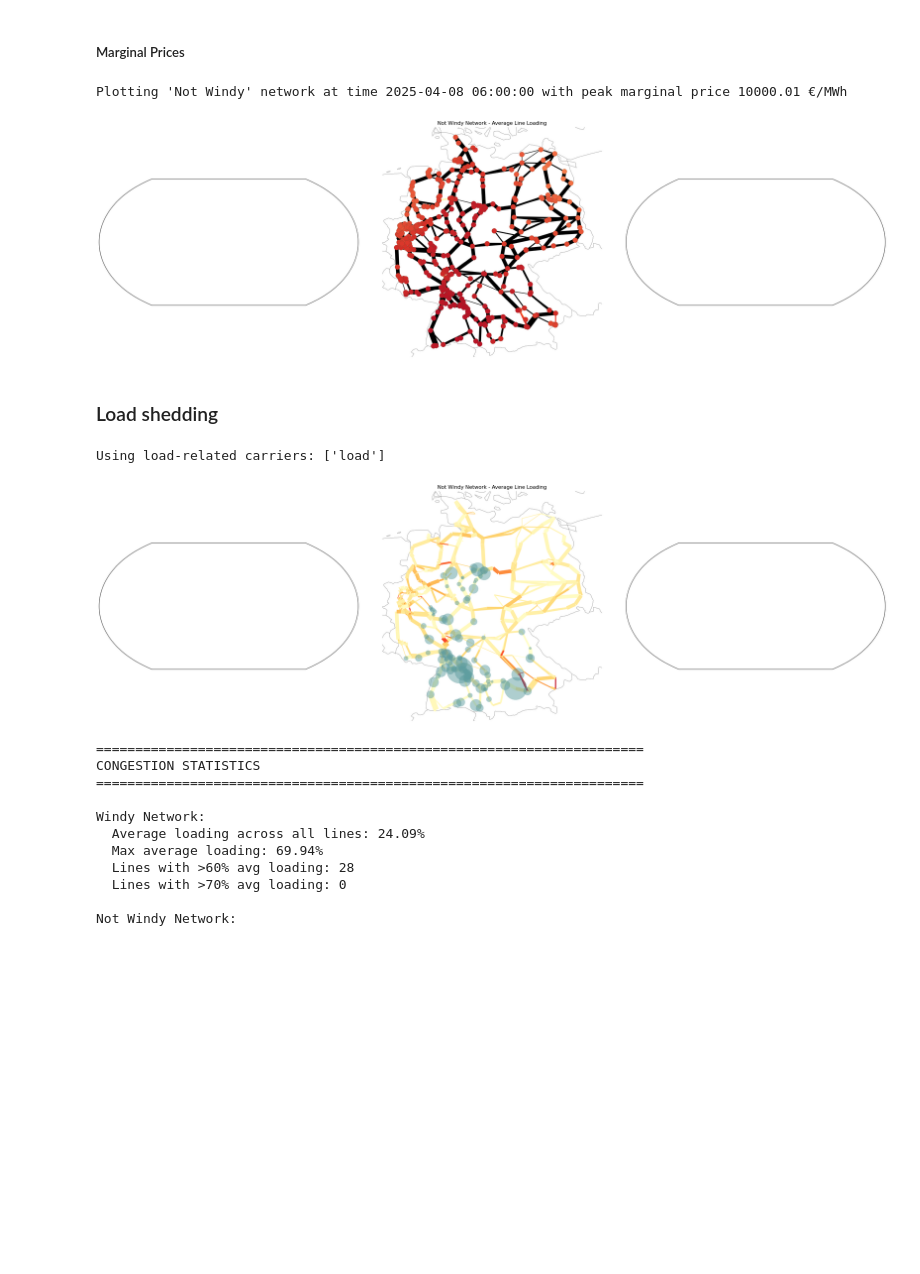
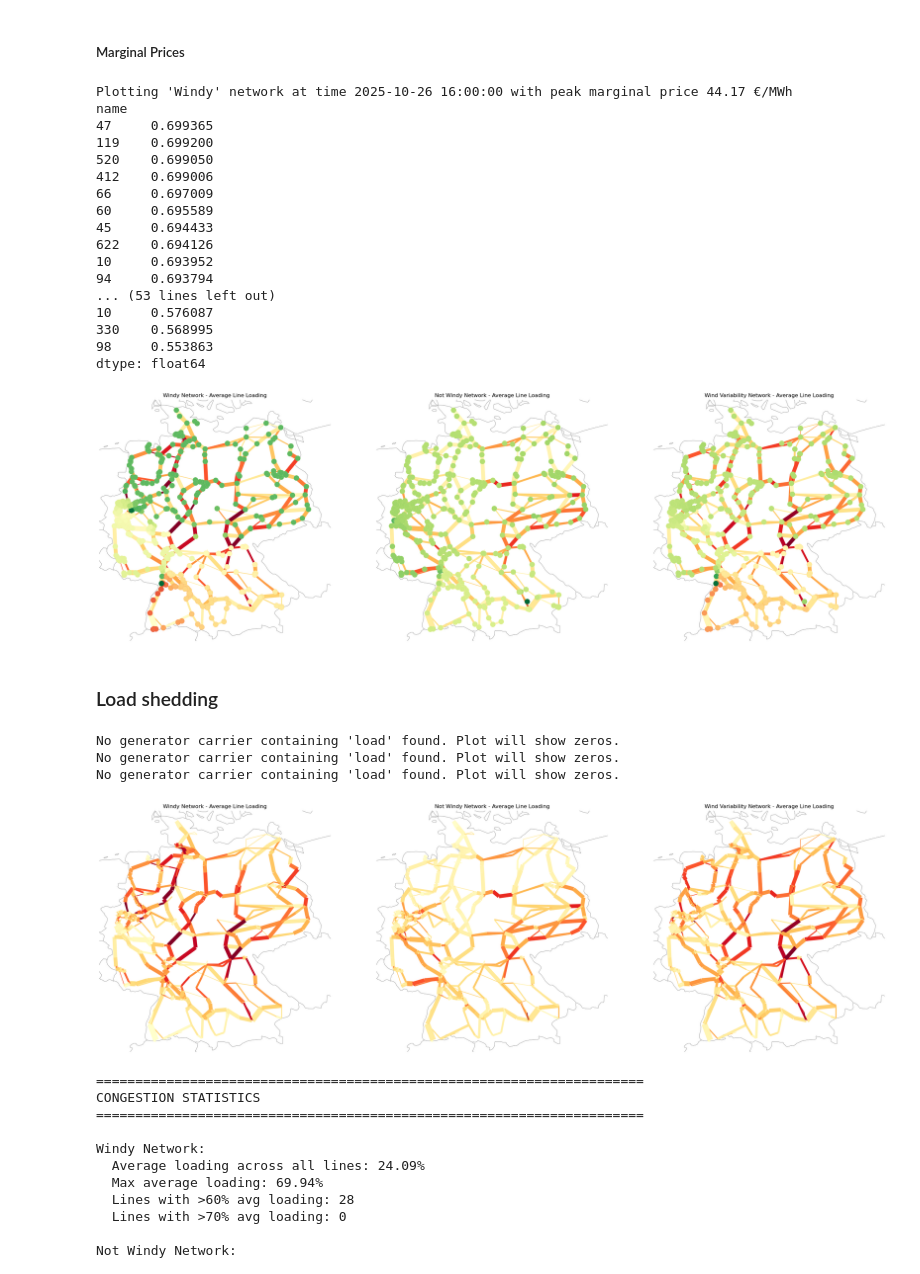
Before and after one commit to Luca2299/pypsa-eur, a Jupyter notebook: notebooks/Comparison_Base.ipynb, the cells around one changed output. Drawn from its saved outputs; the diff is of its cells as text; code cells hidden in the pictures; blank space fills up the shorter version.

```diff
--- a/notebooks/Comparison_Base.ipynb
+++ b/notebooks/Comparison_Base.ipynb
@@ -11,32 +11,32 @@ import os
 # %%
 home = "/home/lucakristin/Desktop/my_pypsa"
 cluster = "450"
-folder = "germany_base-realistic_"
+folder = "germany_base_"
 
 # Paths to the three networks
 network_paths = {
-    #"windy": f"{home}/pypsa-eur/results/{folder}windy/networks/base_s_{cluster}_elec_.nc",
-    #"notwindy": f"{home}/pypsa-eur/results/{folder}notwindy/networks/base_s_{cluster}_elec_.nc",
-    #"windvariability": f"{home}/pypsa-eur/results/{folder}windvariability/networks/base_s_{cluster}_elec_.nc"
+    "windy": f"{home}/pypsa-eur/results/{folder}windy/networks/base_s_{cluster}_elec_.nc",
+    "notwindy": f"{home}/pypsa-eur/results/{folder}notwindy/networks/base_s_{cluster}_elec_.nc",
+    "windvariability": f"{home}/pypsa-eur/results/{folder}windvariability/networks/base_s_{cluster}_elec_.nc"
 }
 
 
 # Paths to the three networks
-network_paths = {
+#network_paths = {
     #"windy": f"{home}/pypsa-eur/results/{folder}windy/networks/base_s_{cluster}_elec_.nc",
-    "notwindy": f"{home}/pypsa-eur/results/{folder}notwindy/networks/base_s_{cluster}_elec_.nc",
+    #"notwindy": f"{home}/pypsa-eur/resources/{folder}notwindy/networks/base_s_{cluster}_elec_.nc",
     #"windvariability": f"{home}/pypsa-eur/results/{folder}windvariability/networks/base_s_{cluster}_elec_.nc"
-}
+#}
 
 
 # Load the networks
 networks = {name: pypsa.Network(path) for name, path in network_paths.items()}
-# n1 = networks["windy"]
+n1 = networks["windy"]
 n2 = networks["notwindy"]
-# n3 = networks["windvariability"]
+n3 = networks["windvariability"]
 
-# n1.name = "Windy"
+n1.name = "Windy"
 n2.name = "Not Windy"
-# n3.name = "Wind Variability"
+n3.name = "Wind Variability"
 # %% [output]
 INFO:pypsa.network.io:New version 1.2.0 available! (Current: 1.1.2)
@@ -174,47 +180,63 @@ stores 900
 ##### Marginal Prices
 # %%
 # --- Calculate average loading across all snapshots ---
-#avg_loading_n1 = (n1.lines_t.p0.abs() / n1.lines.s_nom).mean()
+avg_loading_n1 = (n1.lines_t.p0.abs() / n1.lines.s_nom).mean()
 avg_loading_n2 = (n2.lines_t.p0.abs() / n2.lines.s_nom).mean()
-#avg_loading_n3 = (n3.lines_t.p0.abs() / n3.lines.s_nom).mean()
+avg_loading_n3 = (n3.lines_t.p0.abs() / n3.lines.s_nom).mean()
 
 # --- Create enhanced visualization ---
 fig, axes = plt.subplots(1, 3, figsize=(26, 8), subplot_kw={"projection": ccrs.EqualEarth()})
 
 # --- Helper Function to Plot Network with Average Loading ---
 def plot_network_congestion(n, loading_avg, ax, title):
 
     # Find the time with the highest overall marginal price
     peak_price_time = n.buses_t.marginal_price.max(axis=1).idxmax()
     peak_prices = n.buses_t.marginal_price.loc[peak_price_time]
     print(f"Plotting '{n.name}' network at time {peak_price_time} with peak marginal price {peak_prices.max():.2f} €/MWh")
 
-    loading_avg = loading_avg.sort_values(ascending=False).head(20)
+    print(loading_avg.sort_values(ascending=False).head(20))
 
     n.plot(
         ax=ax,
         geomap=True,
         title=title,
         bus_sizes=0.01, # Size buses by marginal price
         bus_colors=peak_prices,       # Color buses by marginal price
         bus_cmap='RdYlGn_r',
         line_colors=loading_avg,
         line_cmap="YlOrRd",
         line_width=n.lines.s_nom / 400,
         link_width=n.links.p_nom / 400 if not n.links.empty else 0,
     )
 
 # Plot Average Loading Over All Snapshots for each network
 
-#plot_network_congestion(n1, avg_loading_n1, axes[0], "Windy Network - Average Line Loading")
+plot_network_congestion(n1, avg_loading_n1, axes[0], "Windy Network - Average Line Loading")
 plot_network_congestion(n2, avg_loading_n2, axes[1], "Not Windy Network - Average Line Loading")
-#plot_network_congestion(n3, avg_loading_n3, axes[2], "Wind Variability Network - Average Line Loading")
+plot_network_congestion(n3, avg_loading_n3, axes[2], "Wind Variability Network - Average Line Loading")
 
 plt.tight_layout()
 plt.show()
 # %% [output]
-Plotting 'Not Windy' network at time 2025-04-08 06:00:00 with peak marginal price 10000.01 €/MWh
+Plotting 'Windy' network at time 2025-10-26 16:00:00 with peak marginal price 44.17 €/MWh
+name
+47     0.699365
+119    0.699200
+520    0.699050
+412    0.699006
+66     0.697009
+60     0.695589
+45     0.694433
+622    0.694126
+10     0.693952
+94     0.693794
+... (53 lines left out)
+10     0.576087
+330    0.568995
+98     0.553863
+dtype: float64
-[figure, old version]
+[figure, new version]
 # %% [markdown]
 ### Load shedding
 # %%
@@ -272,15 +294,17 @@ def plot_network_congestion(n, loading_avg, ax, title):
     )
 
 # Plot Average Loading Over All Snapshots for each network
-#plot_network_congestion(n1, avg_loading_n1, axes[0], "Windy Network - Average Line Loading")
+plot_network_congestion(n1, avg_loading_n1, axes[0], "Windy Network - Average Line Loading")
 plot_network_congestion(n2, avg_loading_n2, axes[1], "Not Windy Network - Average Line Loading")
-#plot_network_congestion(n3, avg_loading_n3, axes[2], "Wind Variability Network - Average Line Loading")
+plot_network_congestion(n3, avg_loading_n3, axes[2], "Wind Variability Network - Average Line Loading")
 
 plt.tight_layout()
 plt.show()
 # %% [output]
-Using load-related carriers: ['load']
+No generator carrier containing 'load' found. Plot will show zeros.
+No generator carrier containing 'load' found. Plot will show zeros.
+No generator carrier containing 'load' found. Plot will show zeros.
-[figure, old version]
+[figure, new version]
 # %%
 # --- Print congestion statistics ---
 print("\n" + "=" * 70)
```
Also changed, not shown: parts of 9 cells of this notebook, 16 other files.
